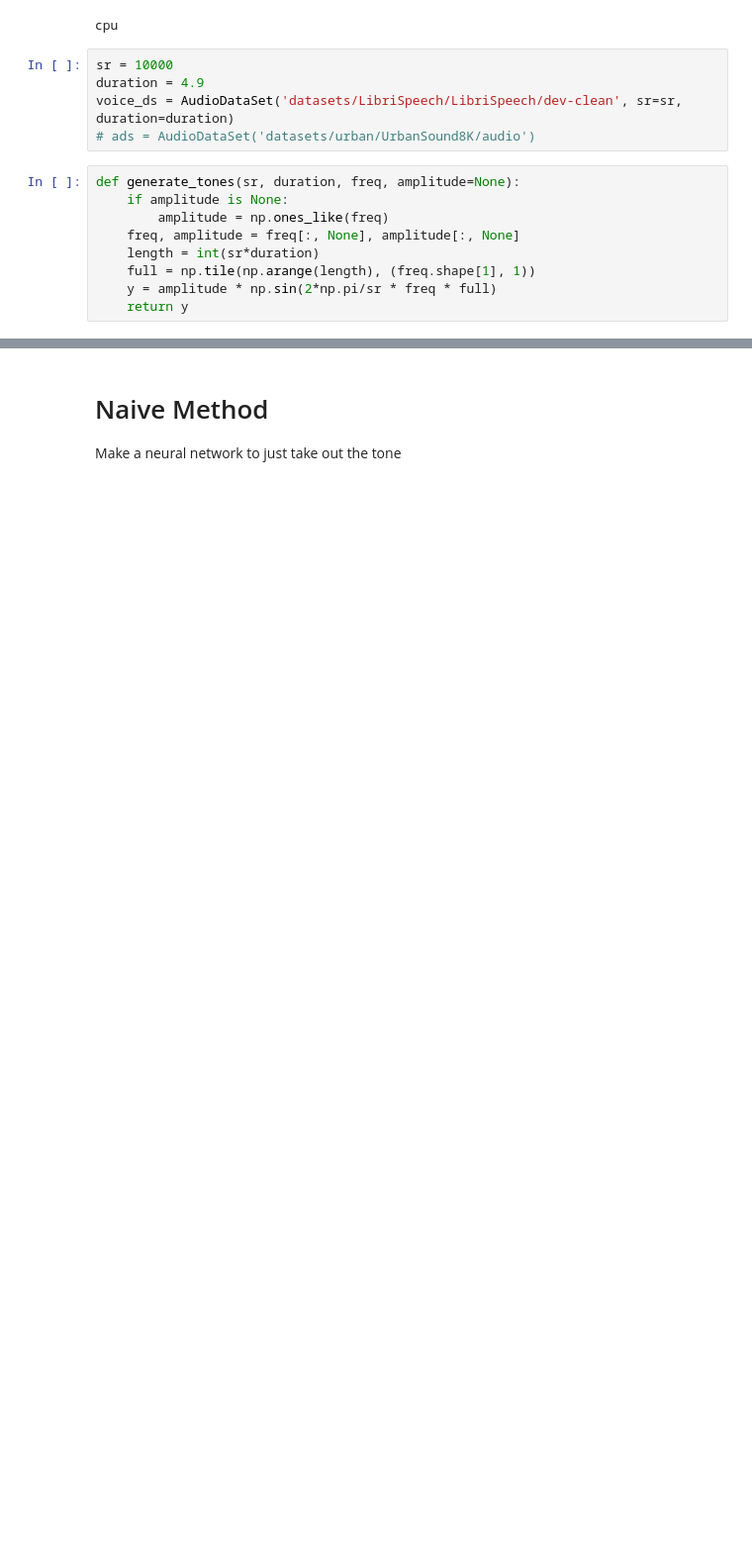
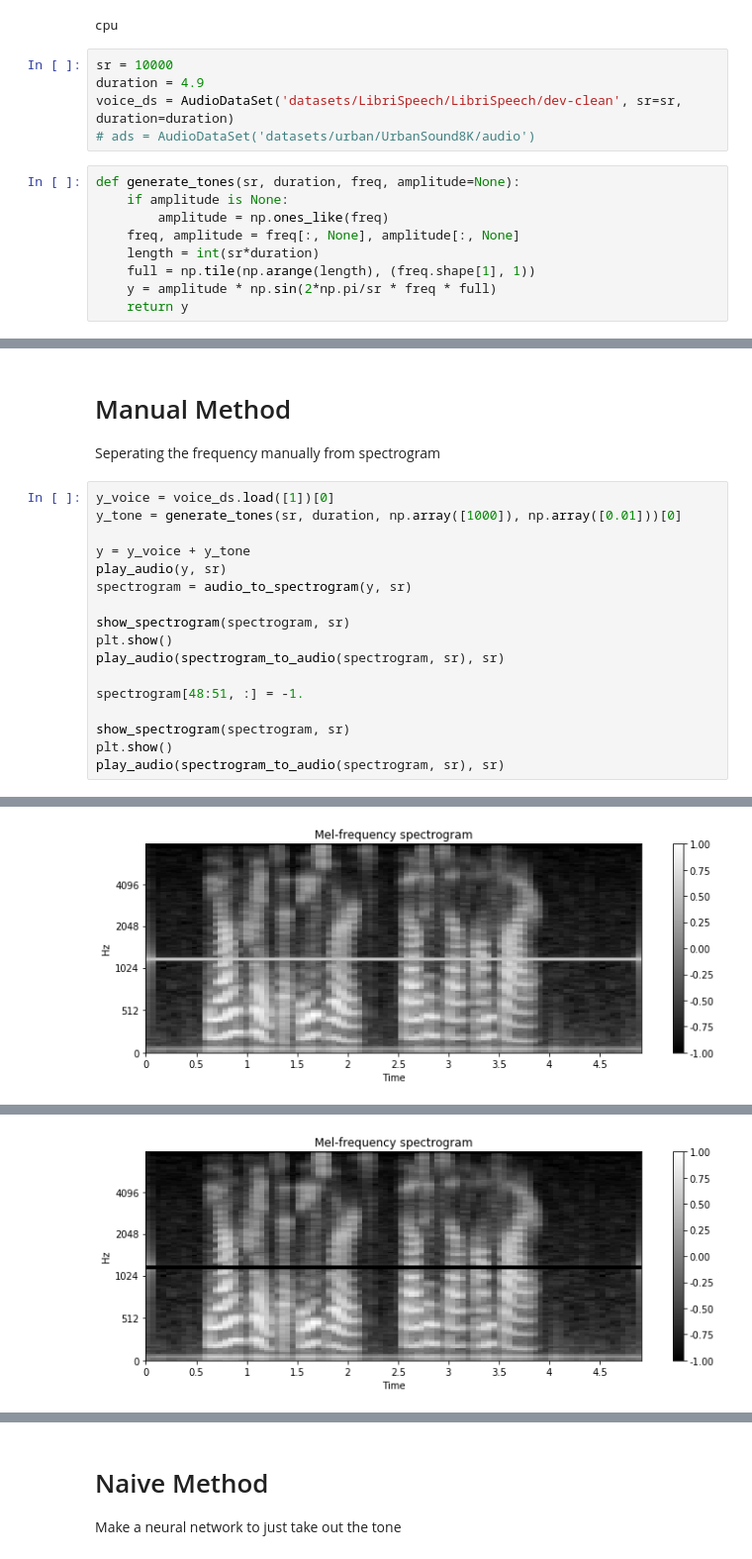
Before and after one commit to akarshkumar0101/DSProject, a Jupyter notebook: tone_separation.ipynb, the cells around one changed output, grey strips where cells are left out. Shown at 99% size. Saved outputs shown, nothing was run; the diff lists cells and outputs as text; blank space fills up the shorter version.

```diff
--- a/tone_separation.ipynb
+++ b/tone_separation.ipynb
@@ -45,0 +51,21 @@ show_spectrogram(audio_to_spectrogram(tone_y[0], sr), sr)
+# %% [markdown]
+# Manual Method
+Seperating the frequency manually from spectrogram
+# %%
+y_voice = voice_ds.load([1])[0]
+y_tone = generate_tones(sr, duration, np.array([1000]), np.array([0.01]))[0]
+
+y = y_voice + y_tone
+play_audio(y, sr)
+spectrogram = audio_to_spectrogram(y, sr)
+
+show_spectrogram(spectrogram, sr)
+plt.show()
+play_audio(spectrogram_to_audio(spectrogram, sr), sr)
+
+spectrogram[48:51, :] = -1.
+
+show_spectrogram(spectrogram, sr)
+plt.show()
+play_audio(spectrogram_to_audio(spectrogram, sr), sr)
+# %% [output]
@@ -45,0 +73 @@ show_spectrogram(audio_to_spectrogram(tone_y[0], sr), sr)
+[figure, added]
@@ -45,0 +75 @@ show_spectrogram(audio_to_spectrogram(tone_y[0], sr), sr)
+[figure, added]
```
Also changed, not shown: parts of 11 cells of this notebook.
